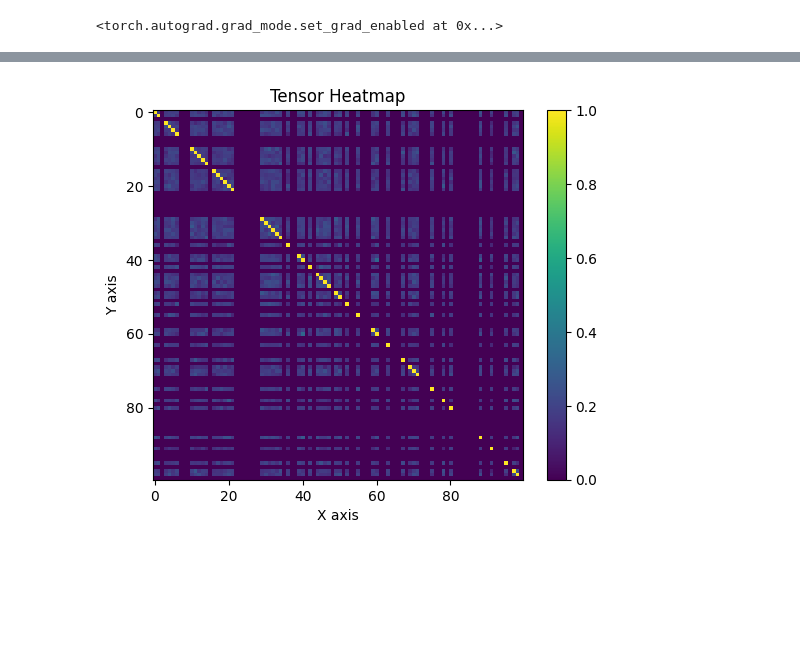
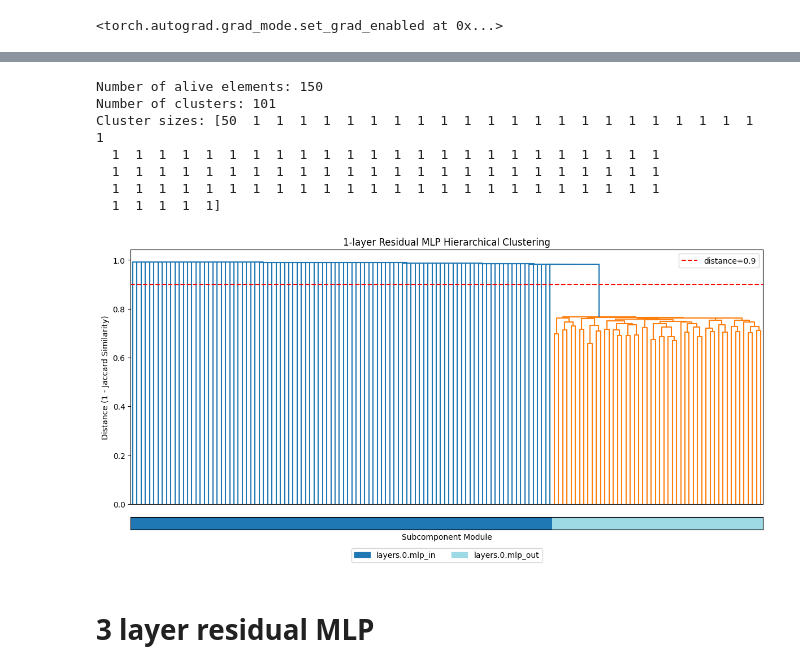
Before and after one commit to mivanit/apd, a Jupyter notebook: notebooks/dev_grouping.ipynb, the cells around one changed output, grey strips where cells are left out. Drawn from its saved outputs; the diff is of its cells as text; code cells hidden in the pictures; blank space fills up the shorter version.

```diff
--- a/notebooks/dev_grouping.ipynb
+++ b/notebooks/dev_grouping.ipynb
@@ -169,21 +380,27 @@ def collect_coactivations(
 results = collect_coactivations(
     comp_model=comp_model,
     data_loader=data_loader,
-    module_groups= [['layers.0.mlp_in'],['layers.0.mlp_out'], ['layers.0.mlp_in', 'layers.0.mlp_out']],
-    n_samples=10000,
-    activation_threshold=0.5,
+    module_groups= [['layers.0.mlp_in', 'layers.0.mlp_out']],
+    n_samples=500000,
+    activation_threshold=0.1,
 )
-# %%
-import torch
-import matplotlib.pyplot as plt
-# Basic heatmap
-plt.imshow(results['group_1']['jaccard'].cpu().numpy(), cmap='viridis')
-plt.colorbar()
-
-
-plt.title('Tensor Heatmap')
-plt.xlabel('X axis')
-plt.ylabel('Y axis')
-plt.show()
-# %% [output]
-[figure, removed]
+# %%
+# Quick one-liner with your data
+fig, clusters, Z, alive_mask = plot_clustering_from_results(
+    results,
+    group_key='group_0',
+    threshold=0.9,
+    title = '1-layer Residual MLP Hierarchical Clustering',
+    min_alive_counts=500,
+)
+# %% [output]
+Number of alive elements: 150
+Number of clusters: 101
+Cluster sizes: [50  1  1  1  1  1  1  1  1  1  1  1  1  1  1  1  1  1  1  1  1  1  1  1
+  1  1  1  1  1  1  1  1  1  1  1  1  1  1  1  1  1  1  1  1  1  1  1  1
+  1  1  1  1  1  1  1  1  1  1  1  1  1  1  1  1  1  1  1  1  1  1  1  1
+  1  1  1  1  1  1  1  1  1  1  1  1  1  1  1  1  1  1  1  1  1  1  1  1
+  1  1  1  1  1]
+[figure, added]
+# %% [markdown]
+# 3 layer residual MLP
```
Also changed, not shown: parts of 18 cells of this notebook.
